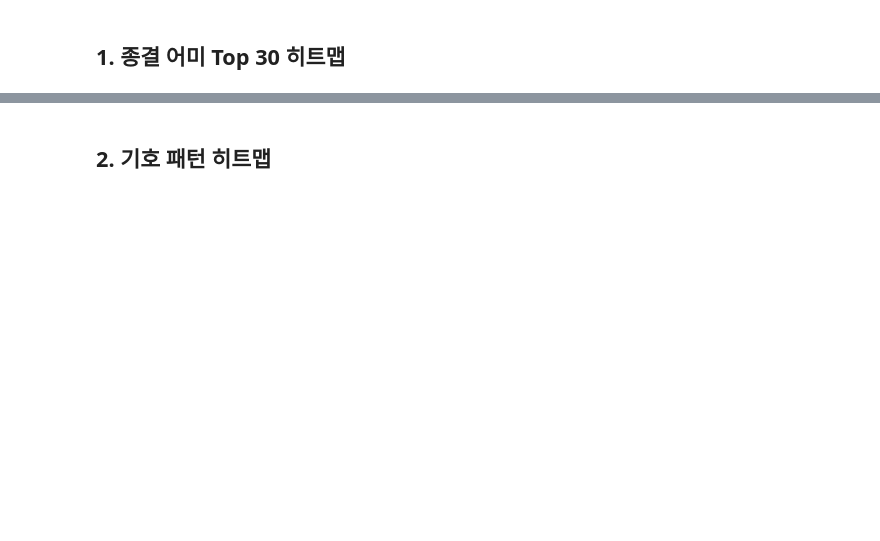
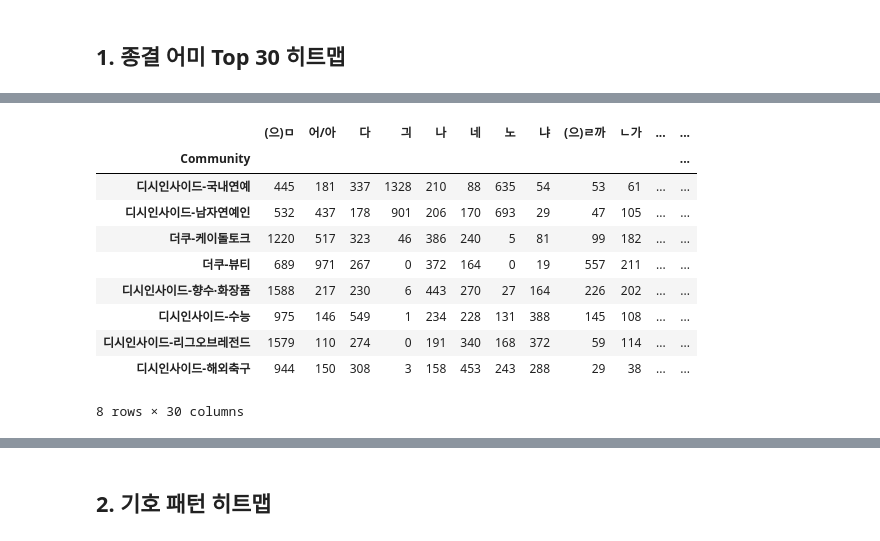
Before and after one commit to neulbokim/kor4001, a Jupyter notebook: notebooks/01_EDA_heatmap.ipynb, the cells around one changed output, grey strips where cells are left out. Saved outputs shown, nothing was run; the diff lists cells and outputs as text; code cells hidden in the pictures; blank space fills up the shorter version.

```diff
--- a/notebooks/01_EDA_heatmap.ipynb
+++ b/notebooks/01_EDA_heatmap.ipynb
@@ -124,4 +141,19 @@ ending_df
 8 rows × 30 columns
+# %%
+ending_df = ending_df.loc[custom_order]
+ending_df
+# %% [output]
+|  | (으)ㅁ | 어/아 | 다 | 긔 | 나 | 네 | 노 | 냐 | (으)ㄹ까 | ㄴ가 | ... | ... |
+| Community |  |  |  |  |  |  |  |  |  |  |  | ... |
+| 디시인사이드-국내연예 | 445 | 181 | 337 | 1328 | 210 | 88 | 635 | 54 | 53 | 61 | ... | ... |
+| 디시인사이드-남자연예인 | 532 | 437 | 178 | 901 | 206 | 170 | 693 | 29 | 47 | 105 | ... | ... |
+| 더쿠-케이돌토크 | 1220 | 517 | 323 | 46 | 386 | 240 | 5 | 81 | 99 | 182 | ... | ... |
+| 더쿠-뷰티 | 689 | 971 | 267 | 0 | 372 | 164 | 0 | 19 | 557 | 211 | ... | ... |
+| 디시인사이드-향수·화장품 | 1588 | 217 | 230 | 6 | 443 | 270 | 27 | 164 | 226 | 202 | ... | ... |
+| 디시인사이드-수능 | 975 | 146 | 549 | 1 | 234 | 228 | 131 | 388 | 145 | 108 | ... | ... |
+| 디시인사이드-리그오브레전드 | 1579 | 110 | 274 | 0 | 191 | 340 | 168 | 372 | 59 | 114 | ... | ... |
+| 디시인사이드-해외축구 | 944 | 150 | 308 | 3 | 158 | 453 | 243 | 288 | 29 | 38 | ... | ... |
+8 rows × 30 columns
 # %%
 # 히트맵 시각화
 plt.figure(figsize=(20, 8))
```
Also changed, not shown: parts of 13 cells of this notebook, 5 other files.
